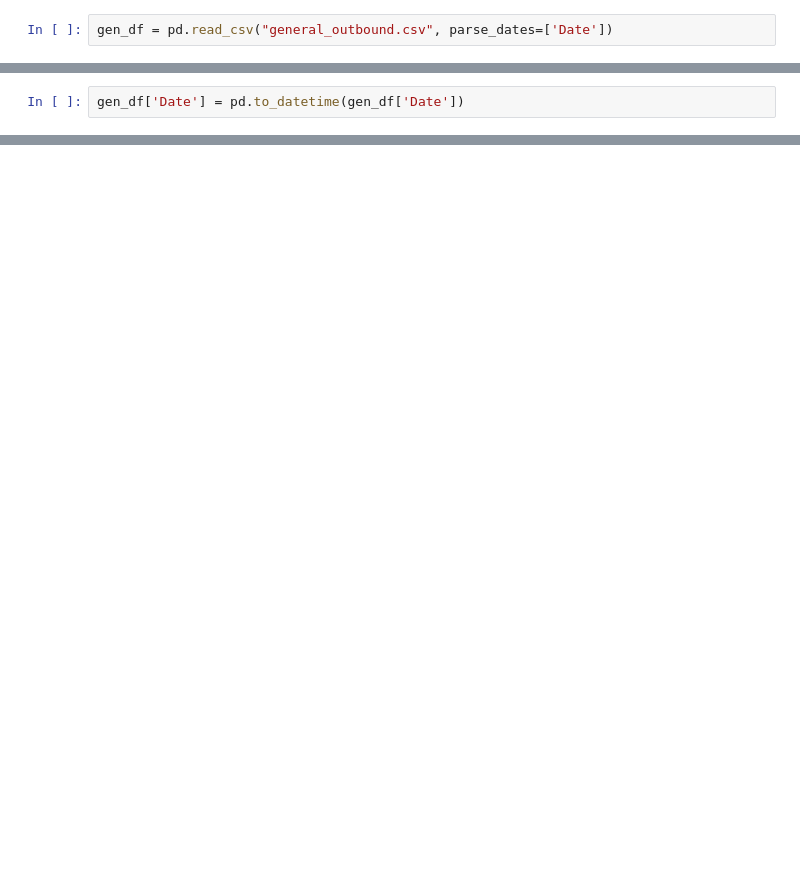
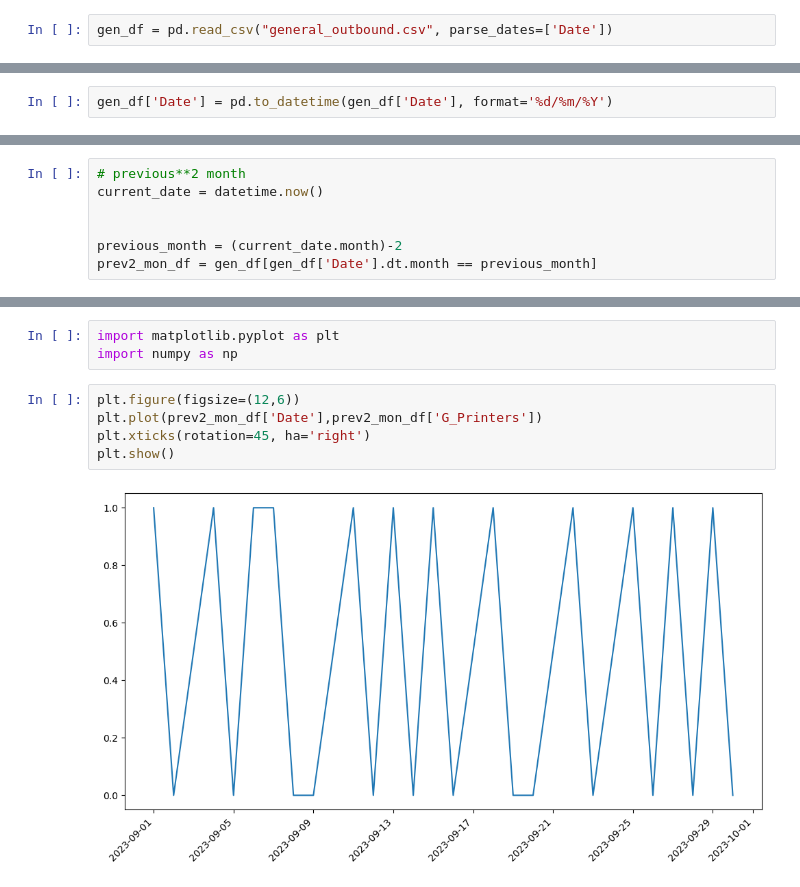
Before and after one commit to Nyotabenson/DILAGAIN-TECHNOLOGIES-Inventory-tracker-, a Jupyter notebook: general.ipynb, the cells around one changed output, grey strips where cells are left out. Cells and saved outputs as stored; diff of their text form; blank space fills up the shorter version.

```diff
--- a/general.ipynb
+++ b/general.ipynb
@@ -36,2 +54,2 @@ memory usage: 7.3+ KB
 # %%
-gen_df['Date'] = pd.to_datetime(gen_df['Date'])
+gen_df['Date'] = pd.to_datetime(gen_df['Date'], format='%d/%m/%Y')
@@ -42,0 +63,7 @@ ValueError: time data "13/9/2023" doesn't match format "%m/%d/%Y", at position 3
+# %%
+# previous**2 month
+current_date = datetime.now()
+
+
+previous_month = (current_date.month)-2
+prev2_mon_df = gen_df[gen_df['Date'].dt.month == previous_month]
@@ -42,0 +90,10 @@ ValueError: time data "13/9/2023" doesn't match format "%m/%d/%Y", at position 3
+# %%
+import matplotlib.pyplot as plt
+import numpy as np
+# %%
+plt.figure(figsize=(12,6))
+plt.plot(prev2_mon_df['Date'],prev2_mon_df['G_Printers'])
+plt.xticks(rotation=45, ha='right')
+plt.show()
+# %% [output]
+[figure, added]
```
Also changed, not shown: parts of 7 cells of this notebook, 3 other files.
